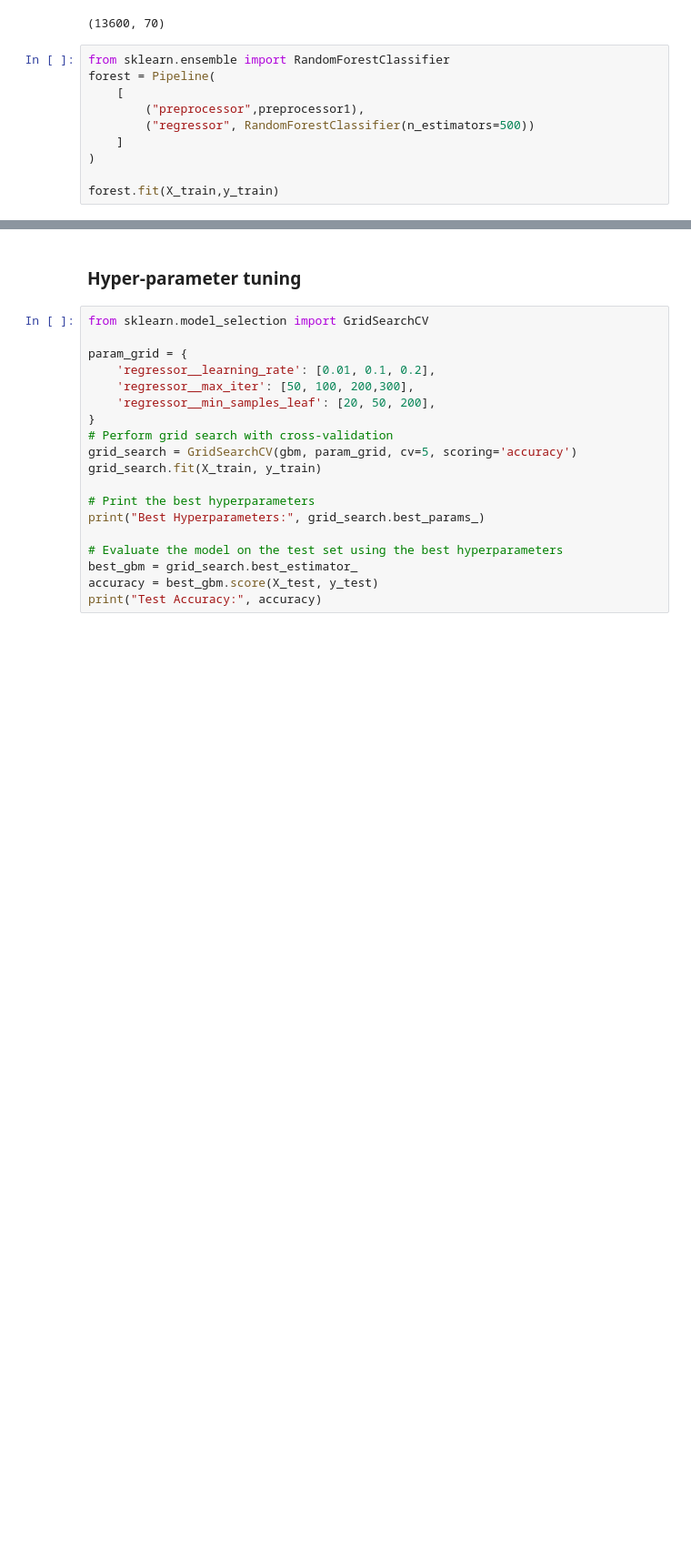
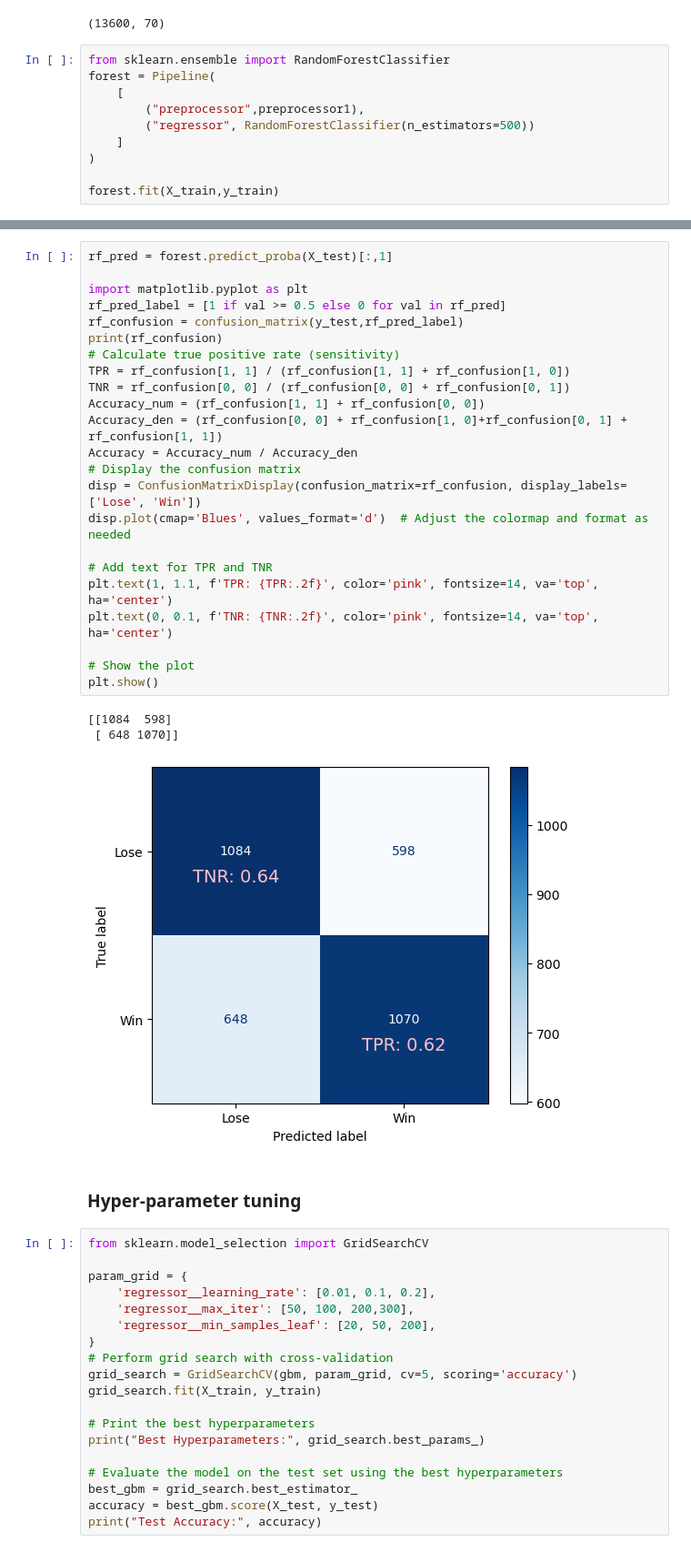
Before and after one commit to Alla977/Predicting-ATP-Tennis-Match-Outcomes, a Jupyter notebook: Machine Learning Models.ipynb, the cells around one changed output, grey strips where cells are left out. Shown at 91% size. Drawn from its saved outputs; the diff is of its cells as text; blank space fills up the shorter version.

```diff
--- a/Machine Learning Models.ipynb
+++ b/Machine Learning Models.ipynb
@@ -165,3 +177,30 @@ importances = forest.named_steps["regressor"].feature_importances_
+# %%
+rf_pred = forest.predict_proba(X_test)[:,1]
+
+import matplotlib.pyplot as plt
+rf_pred_label = [1 if val >= 0.5 else 0 for val in rf_pred]
+rf_confusion = confusion_matrix(y_test,rf_pred_label)
+print(rf_confusion)
+# Calculate true positive rate (sensitivity)
+TPR = rf_confusion[1, 1] / (rf_confusion[1, 1] + rf_confusion[1, 0])
+TNR = rf_confusion[0, 0] / (rf_confusion[0, 0] + rf_confusion[0, 1])
+Accuracy_num = (rf_confusion[1, 1] + rf_confusion[0, 0])
+Accuracy_den = (rf_confusion[0, 0] + rf_confusion[1, 0]+rf_confusion[0, 1] + rf_confusion[1, 1])
+Accuracy = Accuracy_num / Accuracy_den
+# Display the confusion matrix
+disp = ConfusionMatrixDisplay(confusion_matrix=rf_confusion, display_labels=['Lose', 'Win'])
+disp.plot(cmap='Blues', values_format='d')  # Adjust the colormap and format as needed
+
+# Add text for TPR and TNR
+plt.text(1, 1.1, f'TPR: {TPR:.2f}', color='pink', fontsize=14, va='top', ha='center')
+plt.text(0, 0.1, f'TNR: {TNR:.2f}', color='pink', fontsize=14, va='top', ha='center')
+
+# Show the plot
+plt.show()
+# %% [output]
+[[1084  598]
+ [ 648 1070]]
+[figure, added]
 # %% [markdown]
 ### Hyper-parameter tuning
 # %%
```
Also changed, not shown: parts of 2 cells of this notebook.
